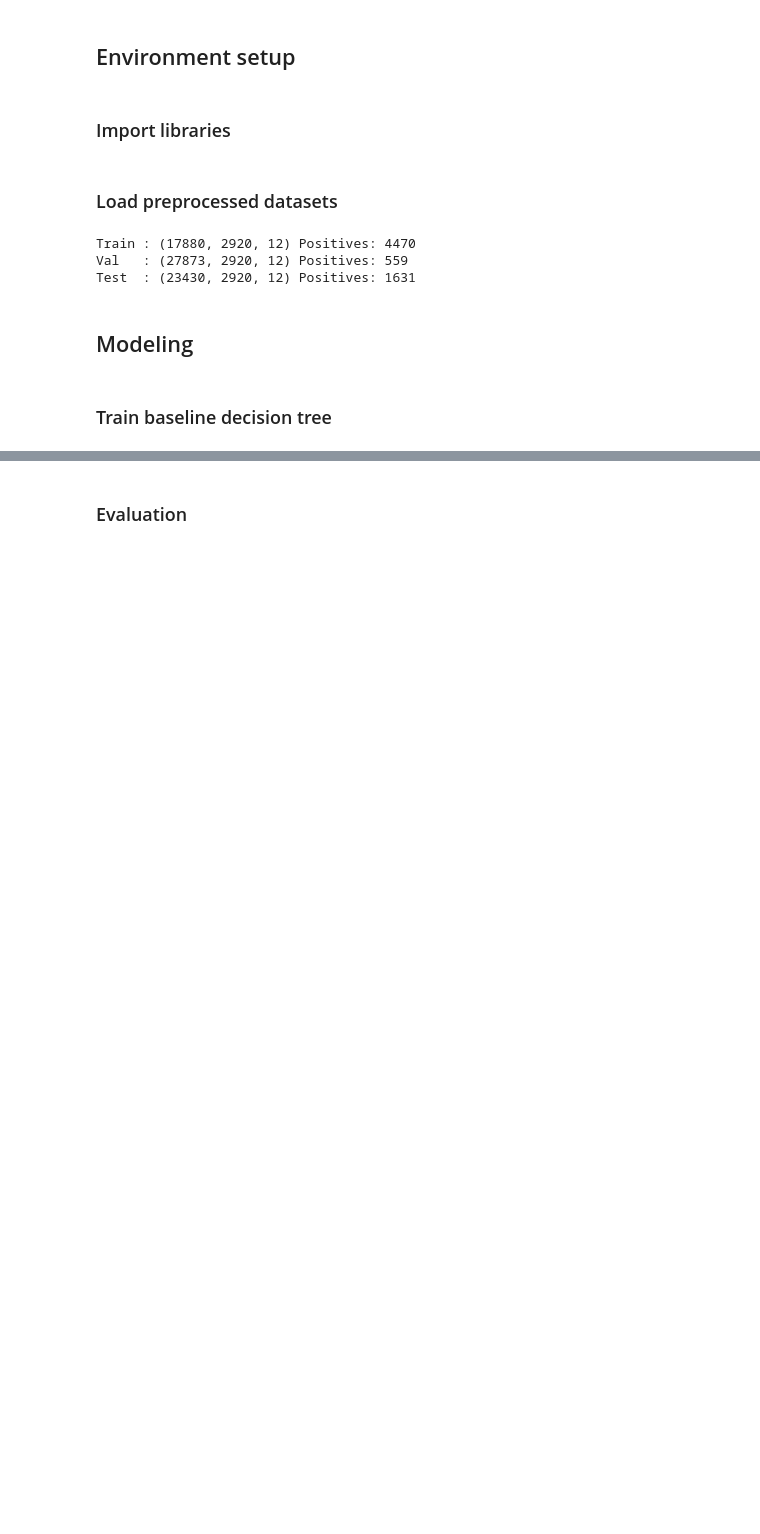
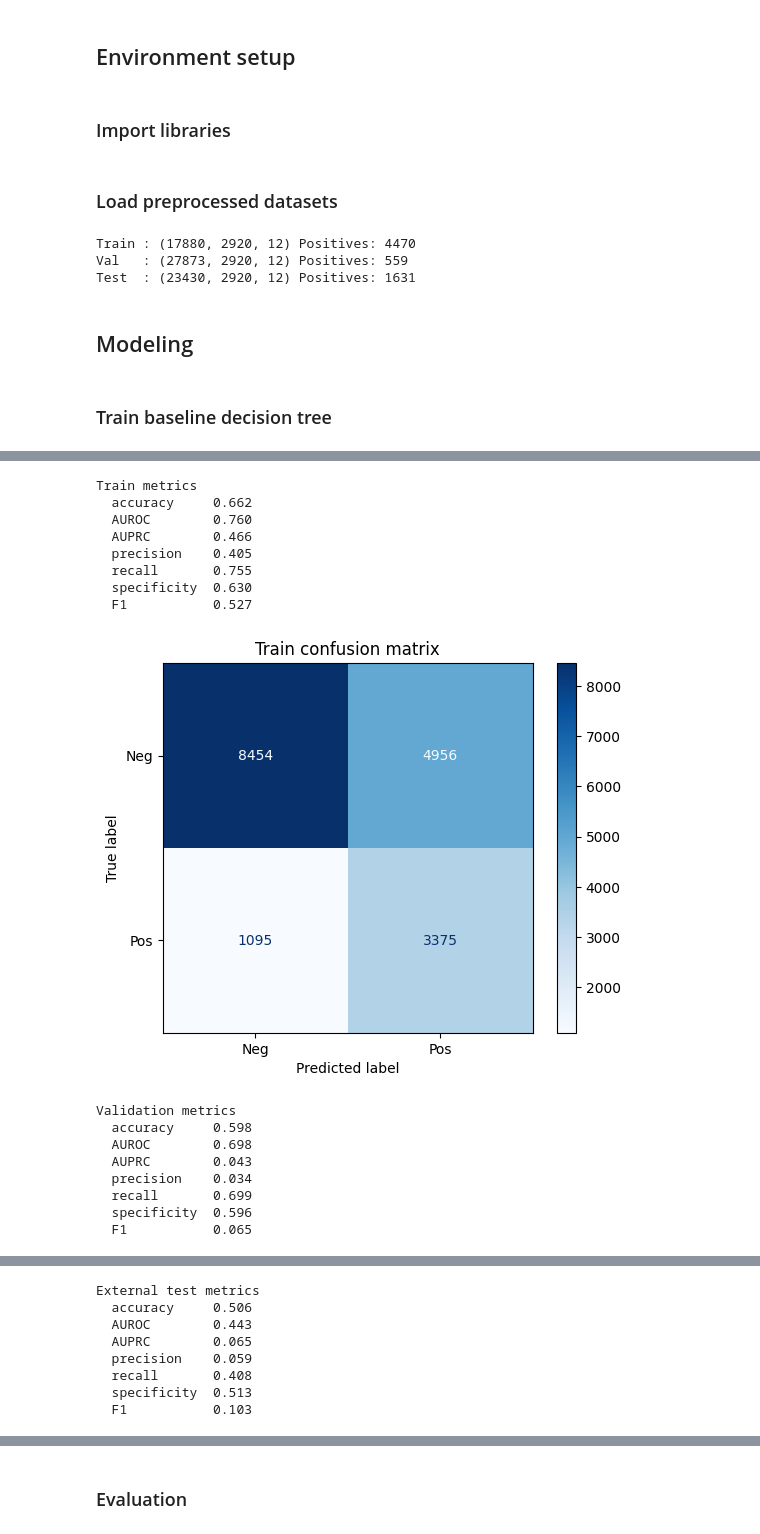
Before and after one commit to alonelycharmander/mids-207-project-chagas, a Jupyter notebook: notebooks/baseline_decision_tree.ipynb, the cells around one changed output, grey strips where cells are left out. Drawn from its saved outputs; the diff is of its cells as text; code cells hidden in the pictures; blank space fills up the shorter version.

```diff
--- a/notebooks/baseline_decision_tree.ipynb
+++ b/notebooks/baseline_decision_tree.ipynb
@@ -170,0 +306,28 @@ tree = best_model
+# %%
+# Flatten datasets for evaluation
+X_train_flat = X_train.reshape(len(X_train), -1)
+X_val_flat = X_val.reshape(len(X_val), -1)
+X_test_flat = X_test.reshape(len(X_test), -1)
+
+# Report performance on train, validation, and external test sets
+report('Train', X_train_flat, y_train)
+report('Validation', X_val_flat, y_val)
+report('External test', X_test_flat, y_test)
+# %% [output]
+Train metrics
+  accuracy     0.662
+  AUROC        0.760
+  AUPRC        0.466
+  precision    0.405
+  recall       0.755
+  specificity  0.630
+  F1           0.527
+[figure, added]
+Validation metrics
+  accuracy     0.598
+  AUROC        0.698
+  AUPRC        0.043
+  precision    0.034
+  recall       0.699
+  specificity  0.596
+  F1           0.065
@@ -170,0 +335,8 @@ tree = best_model
+External test metrics
+  accuracy     0.506
+  AUROC        0.443
+  AUPRC        0.065
+  precision    0.059
+  recall       0.408
+  specificity  0.513
+  F1           0.103
```
Also changed, not shown: parts of 10 cells of this notebook.
